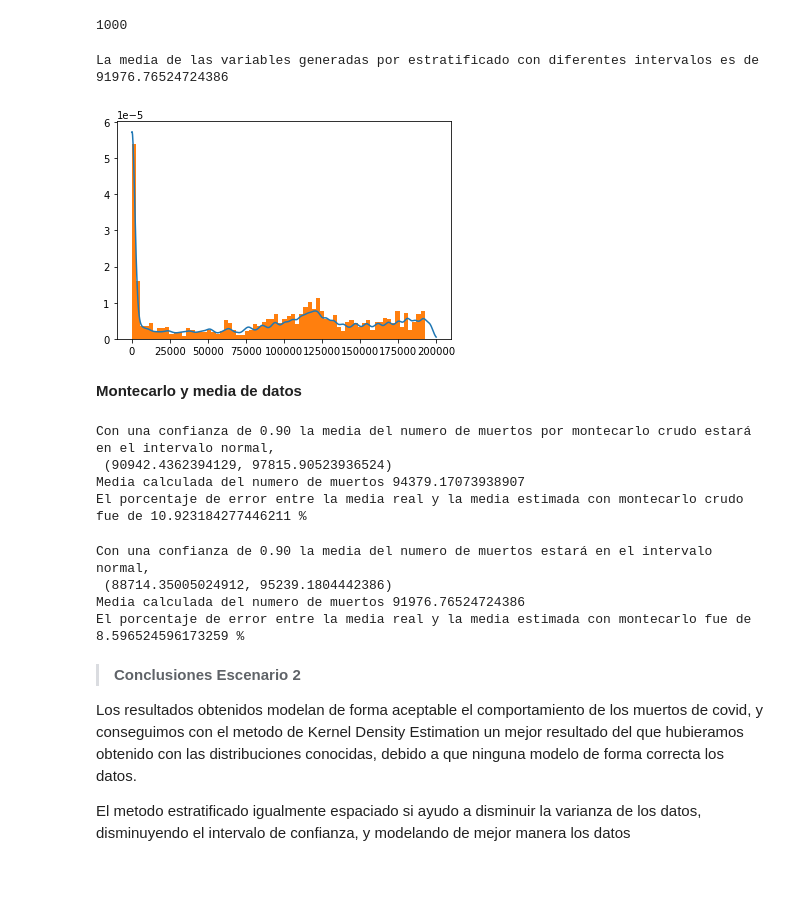
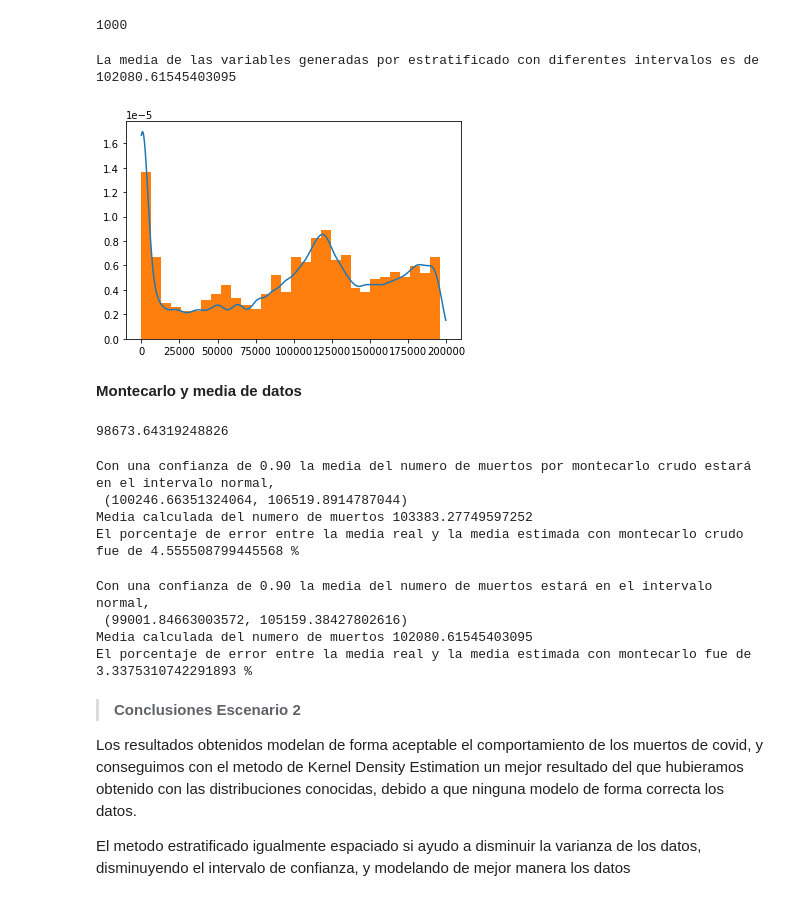
Before and after one commit to nicoglez/Proyecto-COVID-19-SPF, a Jupyter notebook: PROYECTO-SPF-SNGonzalez-DGomez.ipynb, the cells around one changed output. Drawn from its saved outputs; the diff is of its cells as text; code cells hidden in the pictures.

Commit message:
Correcciones Entrega 1

```diff
--- a/PROYECTO-SPF-SNGonzalez-DGomez.ipynb
+++ b/PROYECTO-SPF-SNGonzalez-DGomez.ipynb
@@ -101,8 +101,10 @@ clean_data = clean_data.iloc[::-1]
 # Reemplazar index por uno que tenga los vlores de forma descendiente
 clean_data['index'] = [i for i in range(len(clean_data['death']))]
 clean_data.set_index('index', inplace = True)
-# Llenar valores nulos con ceros
-clean_data.fillna(0, inplace = True)
+# Eliminar hasta primer positivo
+clean_data = clean_data.iloc[37:,:]
+# llenar valores nulos
+clean_data.fillna(0,inplace = True)
 # Mostrar la cola del data frame
 clean_data
 # %% [output]
@@ -214,12 +233,12 @@ Se acepta H0 debido a que $\chi^2 < \chi^2_{1-\alpha,m}$, por lo tanto, no se pu
 # Histograma de las variables creadas
 fig, ax = plt.subplots(2,1, figsize=(8,9))
 
-y, x, _ = ax[0].hist(data,bins = 35, density=True)
+y, x, _ = ax[0].hist(data,bins = 15, density=True)
 x = x[1:]
 plt.grid()
 ax[0].grid()
 #datos
-dist = 'bradford'
+dist = 'kappa4'
 params = getattr(st, dist).fit(data)
 # Graficar PDF de la distribución que queremos probar
 y = getattr(st, dist).pdf(x, *params)
@@ -321,7 +340,7 @@ def acep_rechazo_strat_pos(f:'función objetivo a generar',
     regresa las variables aleatorias aceptadas'''
     X = np.zeros(N)
     i = 0
-    B = 13000
+    B = 3500
     U2 = np.random.rand(B)
     k = np.arange(0,B)
     v = (U2+k)/B
@@ -574,7 +622,7 @@ La media por montecarlo crudo es de 94379.17073938907
 # %% [markdown]
 #### Generacion de variables aleatorias por medio de reduccion de varianza
 # %%
-np.random.seed(777777)
+np.random.seed(66666)
 def acep_rechazo_strat2_d(f:'función objetivo a generar',
                  max_f:'maximo de la funcion',
                  N: 'numero de variables aleatorias distribuidas a generar'):
@@ -582,7 +630,7 @@ def acep_rechazo_strat2_d(f:'función objetivo a generar',
     regresa las variables aleatorias aceptadas'''
     X = np.zeros(N)
     i = 0
-    B = 13500
+    B = 3700
     U2 = np.random.rand(B)
     k = np.arange(0,B)
     v = (U2+k)/B
@@ -605,15 +653,21 @@ len(var_aleatorias_strat2_d)
 # %%
 print('La media de las variables generadas por estratificado con diferentes intervalos es de',var_aleatorias_strat2_d.mean() )
 x = np.arange(0,200000,100)
 plt.figure()
 plt.plot(x,f(x))
-plt.hist(var_aleatorias_strat2_d,bins = 70,density = True);
+plt.hist(var_aleatorias_strat2_d,bins = 30,density = True);
 plt.show()
 # %% [output]
-La media de las variables generadas por estratificado con diferentes intervalos es de 91976.76524724386
+La media de las variables generadas por estratificado con diferentes intervalos es de 102080.61545403095
-[figure, old version]
+[figure, new version]
 # %% [markdown]
 **Montecarlo y media de datos**
+# %%
+# Calcular la media real de los muertos
+media_real_muertos = np.array(clean_data['death']).mean()
+media_real_muertos
+# %% [output]
+98673.64319248826
 # %%
 # Intervalos de confianza y media de los datos
 X = var_aleatorias_montecarlo_m
@@ -624,13 +678,13 @@ media_muertos= np.mean(X)
 #print('Con una confianza de %2.2f la media del numero de muertos por montecarlo crudo estará en el intervalo t,\n %s' %(confianza,i1))
 print('Con una confianza de %2.2f la media del numero de muertos por montecarlo crudo estará en el intervalo normal,\n %s' %(confianza,i2))
 print('Media calculada del numero de muertos' ,media_muertos)
-error_muertos = abs(np.array(clean_data['death']).mean() - media_muertos)/media_muertos
+error_muertos = abs(media_real_muertos - media_muertos)/media_muertos
 print('El porcentaje de error entre la media real y la media estimada con montecarlo crudo fue de', error_muertos*100,'%')
 # %% [output]
 Con una confianza de 0.90 la media del numero de muertos por montecarlo crudo estará en el intervalo normal,
- (90942.4362394129, 97815.90523936524)
-Media calculada del numero de muertos 94379.17073938907
-El porcentaje de error entre la media real y la media estimada con montecarlo crudo fue de 10.923184277446211 %
+ (100246.66351324064, 106519.8914787044)
+Media calculada del numero de muertos 103383.27749597252
+El porcentaje de error entre la media real y la media estimada con montecarlo crudo fue de 4.555508799445568 %
 # %%
 # Intervalos de confianza y media de los datos
 X = var_aleatorias_strat2_d
@@ -641,13 +695,13 @@ media_muertos_strat = np.mean(X)
 #print('Con una confianza de %2.2f la media del numero de muertos estará en el intervalo t,\n %s' %(confianza,i1))
 print('Con una confianza de %2.2f la media del numero de muertos estará en el intervalo normal,\n %s' %(confianza,i2))
 print('Media calculada del numero de muertos' ,media_muertos_strat)
-error_muertos = abs(np.array(clean_data['death']).mean() - media_muertos_strat)/media_muertos_strat
+error_muertos = abs(media_real_muertos - media_muertos_strat)/media_muertos_strat
 print('El porcentaje de error entre la media real y la media estimada con montecarlo fue de', error_muertos*100,'%')
 # %% [output]
 Con una confianza de 0.90 la media del numero de muertos estará en el intervalo normal,
- (88714.35005024912, 95239.1804442386)
-Media calculada del numero de muertos 91976.76524724386
-El porcentaje de error entre la media real y la media estimada con montecarlo fue de 8.596524596173259 %
+ (99001.84663003572, 105159.38427802616)
+Media calculada del numero de muertos 102080.61545403095
+El porcentaje de error entre la media real y la media estimada con montecarlo fue de 3.3375310742291893 %
 # %% [markdown]
 > **Conclusiones Escenario 2**
 
```
Also changed, not shown: parts of 31 cells of this notebook.
